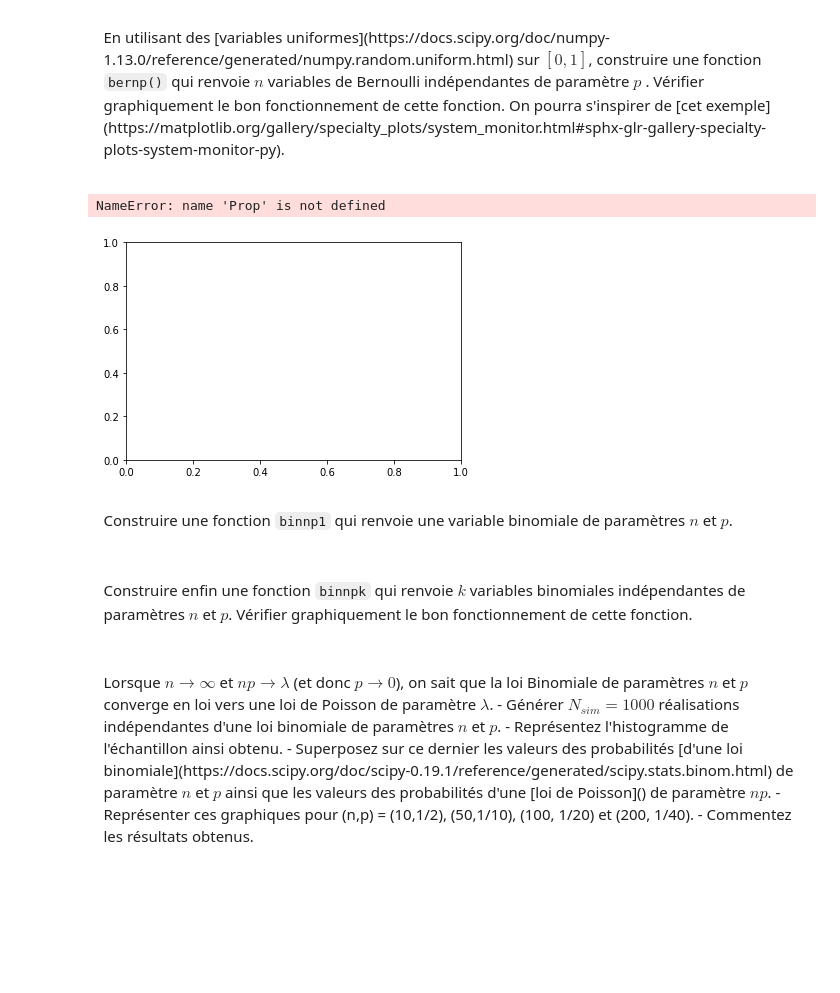
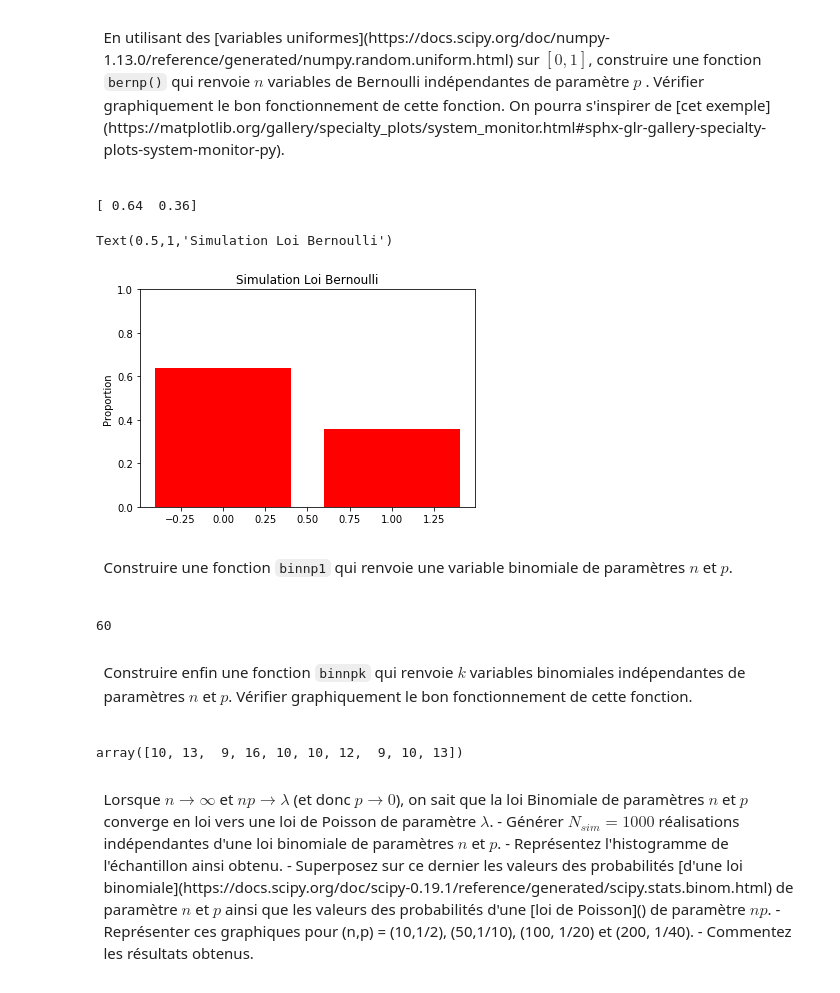
Before and after one commit to Alexsaphir/MethodeNumeriqueDeterministe, a Jupyter notebook: TP-SimulationLois-enonce.ipynb, the cells around one changed output. Drawn from its saved outputs; the diff is of its cells as text; code cells hidden in the pictures; blank space fills up the shorter version.

```diff
--- a/TP-SimulationLois-enonce.ipynb
+++ b/TP-SimulationLois-enonce.ipynb
@@ -22,12 +22,23 @@ def bernp(n,p):
     s= np.random.uniform(0.0, 1.0, n)
     s= (s<=p)
     return s.astype(int)
-
-fig, ax = plt.subplots()
-bar(np.arange(2), Prop, color='r')
-# %% [output]
-NameError: name 'Prop' is not defined
-[figure, removed]
+# %%
+n = 100
+X = bernp(n,0.3)
+
+Prop = np.array([(n - X.sum())/n,X.sum()/n])
+print(Prop)
+# %% [output]
+[ 0.64  0.36]
+# %%
+fig, ax = plt.subplots()
+bar(np.arange(2), Prop, color='r')
+ylim([0,1])
+ax.set_ylabel('Proportion')
+ax.set_title('Simulation Loi Bernoulli')
+# %% [output]
+Text(0.5,1,'Simulation Loi Bernoulli')
+[figure, added]
 # %% [markdown]
 <p style="border:2px; border-style:solid; padding: 0.5em;border-color:#287EC7">
 Construire une fonction <code>binnp1</code> qui renvoie une variable binomiale de paramètres $n$ et $p$.
@@ -38,6 +49,8 @@ def binnp1(n, p):
     return X.sum()
 # %%
 binnp1(100, .5)
+# %% [output]
+60
 # %% [markdown]
 <p style="border:2px; border-style:solid; padding: 0.5em;border-color:#287EC7">
 Construire enfin une fonction <code>binnpk</code> qui renvoie $k$ variables binomiales indépendantes de paramètres $n$ et $p$. Vérifier graphiquement le bon fonctionnement de cette fonction.
@@ -47,6 +60,10 @@ def binnpk(k, n, p):
     X = np.random.uniform(0, 1, (k,n))
     X = (X < p) *1
     return X.sum(axis=1)
+# %%
+binnpk(10,100,0.1)
+# %% [output]
+array([10, 13,  9, 16, 10, 10, 12,  9, 10, 13])
 # %% [markdown]
 <p style="border:2px; border-style:solid; padding: 0.5em;border-color:#287EC7">
 Lorsque $n \rightarrow \infty$ et $np \rightarrow \lambda$ (et donc $p \rightarrow 0$), on sait que la loi Binomiale de paramètres $n$ et $p$ converge en loi vers une loi de Poisson de paramètre $\lambda$.
```
Also changed, not shown: parts of 28 cells of this notebook.
